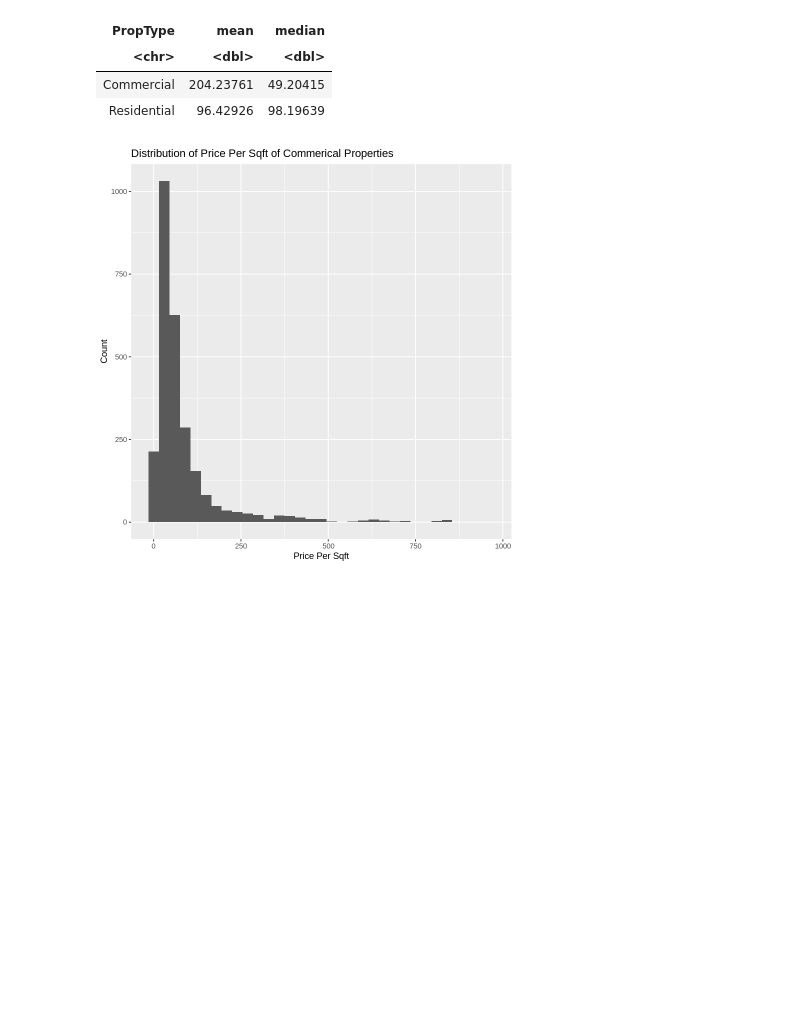
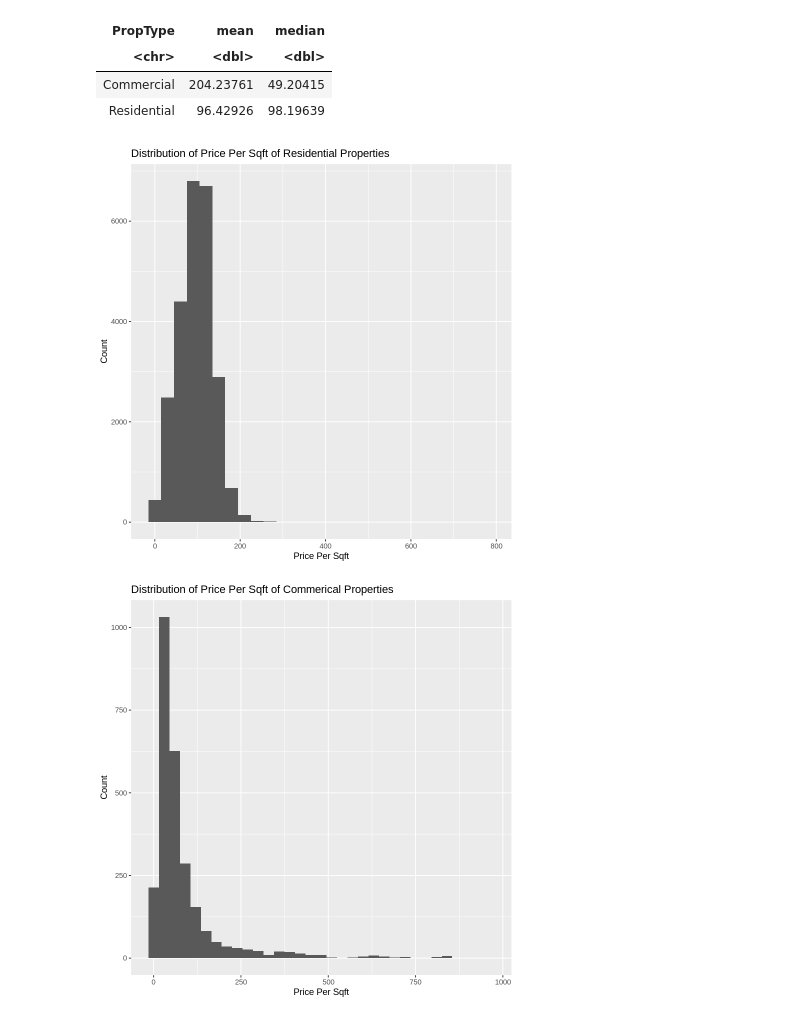
Before and after one commit to mhuang306/STAT-201-proj, a Jupyter notebook: Project Proposal.ipynb, the cells around one changed output. Cells and saved outputs as stored; diff of their text form; code cells hidden in the pictures; blank space fills up the shorter version.

```diff
--- a/Project Proposal.ipynb
+++ b/Project Proposal.ipynb
@@ -103,9 +121,12 @@ A tibble: 2 × 3
 # %%
 Res_price_per_sqft_dist <- Residential_data |>
     ggplot(aes(x = Price_per_sqft)) +
-    geom_histogram(binwidth = 0.5) +
+    geom_histogram(binwidth = 30) +
     labs(x = "Price Per Sqft", y = "Count") +
     ggtitle("Distribution of Price Per Sqft of Residential Properties")
+Res_price_per_sqft_dist
+# %% [output]
+[figure, added]
 # %%
 
 Com_price_per_sqft_dist <- Commerical_data |>
```
Also changed, not shown: parts of 1 cell of this notebook.
